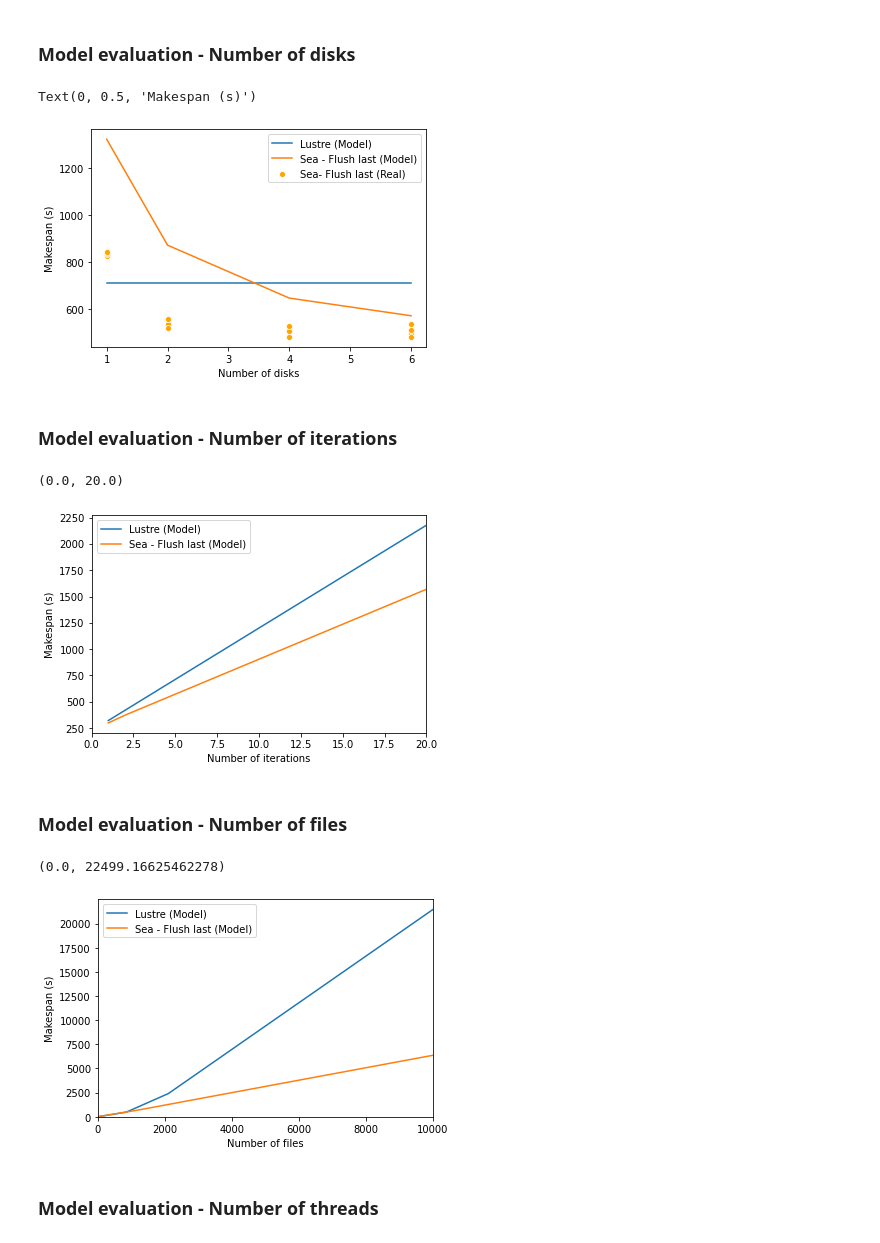
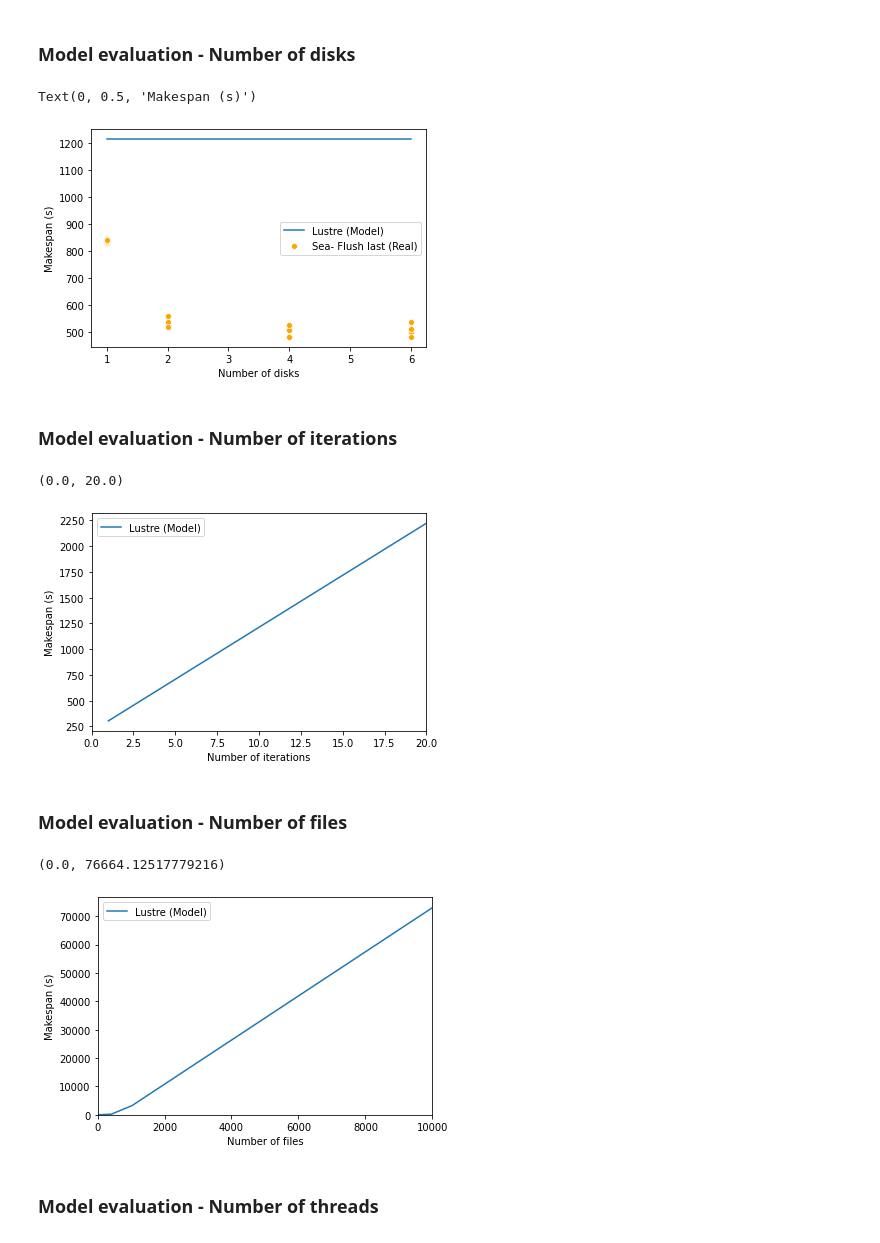
Before and after one commit to big-data-lab-team/Sea, a Jupyter notebook: experiments/incrementation/notebook/performance_model.ipynb, the cells around one changed output. Saved outputs shown, nothing was run; the diff lists cells and outputs as text; code cells hidden in the pictures.

```diff
--- a/experiments/incrementation/notebook/performance_model.ipynb
+++ b/experiments/incrementation/notebook/performance_model.ipynb
@@ -414,28 +616,29 @@ Text(0, 0.5, 'Makespan (s)')
 # %%
 import pandas as pd
 import seaborn as sns
 import matplotlib.pyplot as plt
 
 nodes = 5
 bw = 4*8
-disks = [1, 2, 4, 6] #range(1, 7)
+disks = range(1, 7)
 
-lustre = [lpc_mksp(num_files, n_iterations, b, nodes, file_size, a_mem, n_threads, num_files*file_size, mem_r, dirty_ratio, mem_w) for d in disks]
-sea = [spc_mksp(num_files, n_iterations, b, nodes, file_size, n_threads, d, dirty_ratio, a_mem, num_files*file_size, mem_r, mem_w) for d in disks]
+#lustre = [lpc_mksp(num_files, n_iterations, b, nodes, file_size, a_mem, n_threads, num_files*file_size, mem_r, dirty_ratio, mem_w) for d in disks]
+lustre = [M_lpc(D_in, N_c, N_d, I, C, A, F, n, O, B_n, B_lr, B_lw, B_mr, B_mw) for d in disks]
+#sea = [spc_mksp(num_files, n_iterations, b, nodes, file_size, n_threads, d, dirty_ratio, a_mem, num_files*file_size, mem_r, mem_w) for d in disks]
 
 df = pd.read_csv("../results/experiment_disks.out")
 df = df[(df["experiment"].str.contains("mem"))]
 df["disks"] = df["experiment"].apply(lambda name: int(name.split("d_")[0].split("_")[-1]))
 df = df.sort_values(by=['disks'])
 
 sns.lineplot(x=disks, y=lustre, label="Lustre (Model)")
-sns.lineplot(x=disks, y=sea, label="Sea - Flush last (Model)")
+#sns.lineplot(x=disks, y=sea, label="Sea - Flush last (Model)")
 sns.scatterplot(data=df, x="disks", y="runtime", label="Sea- Flush last (Real)", color="orange")
 plt.xlabel("Number of disks")
 plt.ylabel("Makespan (s)")
 # %% [output]
 Text(0, 0.5, 'Makespan (s)')
-[figure, old version]
+[figure, new version]
 # %% [markdown]
 ### Model evaluation - Number of iterations
 # %%
@@ -448,19 +651,20 @@ bw = 4*8
 d = 6
 n_iterations = range(1, 21)
 
-lustre = [lpc_mksp(num_files, i, b, nodes, file_size, a_mem, n_threads, num_files*file_size, mem_r, dirty_ratio, mem_w)  for i in n_iterations]
-sea = [spc_mksp(num_files, i, b, nodes, file_size, n_threads, d, dirty_ratio, a_mem, num_files*file_size, mem_r, mem_w) for i in n_iterations]
+#lustre = [lpc_mksp(num_files, i, b, nodes, file_size, a_mem, n_threads, num_files*file_size, mem_r, dirty_ratio, mem_w)  for i in n_iterations]
+lustre = [M_lpc(D_in, N_c, i, C, A, F, n, O, B_n, B_lr, B_lw, B_mr, B_mw) for i in n_iterations]
+#sea = [spc_mksp(num_files, i, b, nodes, file_size, n_threads, d, dirty_ratio, a_mem, num_files*file_size, mem_r, mem_w) for i in n_iterations]
 
 
 sns.lineplot(x=n_iterations, y=lustre, label="Lustre (Model)")
-sns.lineplot(x=n_iterations, y=sea, label="Sea - Flush last (Model)")
+#sns.lineplot(x=n_iterations, y=sea, label="Sea - Flush last (Model)")
 #sns.scatterplot(data=df, x="disks", y="runtime", label="Sea- Flush last (Real)", color="orange")
 plt.xlabel("Number of iterations")
 plt.ylabel("Makespan (s)")
 plt.xlim(0, 20)
 # %% [output]
 (0.0, 20.0)
-[figure, old version]
+[figure, new version]
 # %% [markdown]
 ### Model evaluation - Number of files
 # %%
@@ -474,20 +678,22 @@ d = 6
 i = 5
 num_files = range(0, 10001)
 
-lustre = [lpc_mksp(f, i, b, nodes, file_size, a_mem, n_threads, f*file_size, mem_r, dirty_ratio, mem_w) for f in num_files]
-sea = [spc_mksp(f, i, b, nodes, file_size, n_threads, d, dirty_ratio, a_mem, f*file_size, mem_r, mem_w) for f in num_files]
+lustre = [M_lpc(f*n_f, N_c, N_d, I, C, A, F, n, O, B_n, B_lr, B_lw, B_mr, B_mw) for f in num_files]
+
+#lustre = [lpc_mksp(f, i, b, nodes, file_size, a_mem, n_threads, f*file_size, mem_r, dirty_ratio, mem_w) for f in num_files]
+#sea = [spc_mksp(f, i, b, nodes, file_size, n_threads, d, dirty_ratio, a_mem, f*file_size, mem_r, mem_w) for f in num_files]
 
 
 sns.lineplot(x=num_files, y=lustre, label="Lustre (Model)")
-sns.lineplot(x=num_files, y=sea, label="Sea - Flush last (Model)")
+#sns.lineplot(x=num_files, y=sea, label="Sea - Flush last (Model)")
 #sns.scatterplot(data=df, x="disks", y="runtime", label="Sea- Flush last (Real)", color="orange")
 plt.xlabel("Number of files")
 plt.ylabel("Makespan (s)")
 plt.xlim(0,10001)
 plt.ylim(0)
 # %% [output]
-(0.0, 22499.16625462278)
+(0.0, 76664.12517779216)
-[figure, old version]
+[figure, new version]
 # %% [markdown]
 ### Model evaluation - Number of threads
 # %%
```
Also changed, not shown: parts of 31 cells of this notebook, 3 other files.
